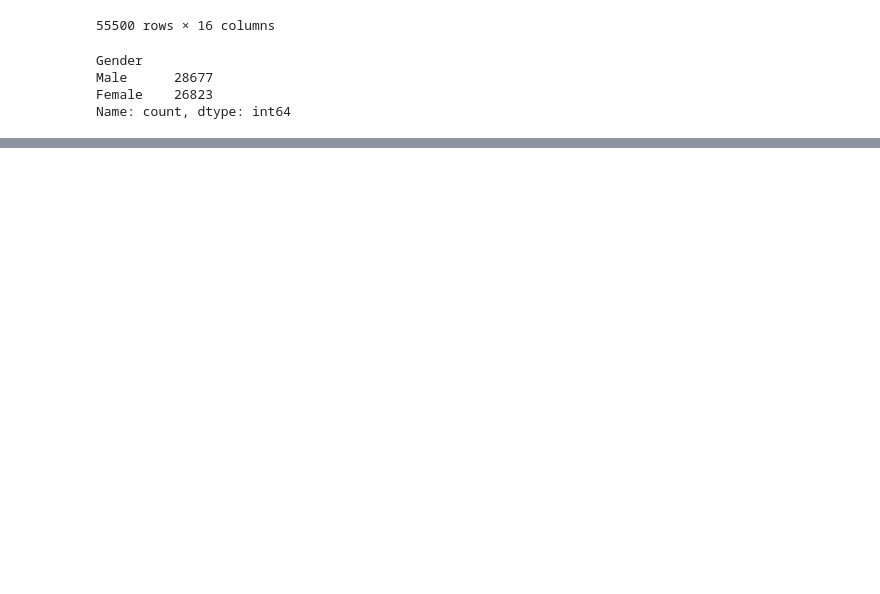
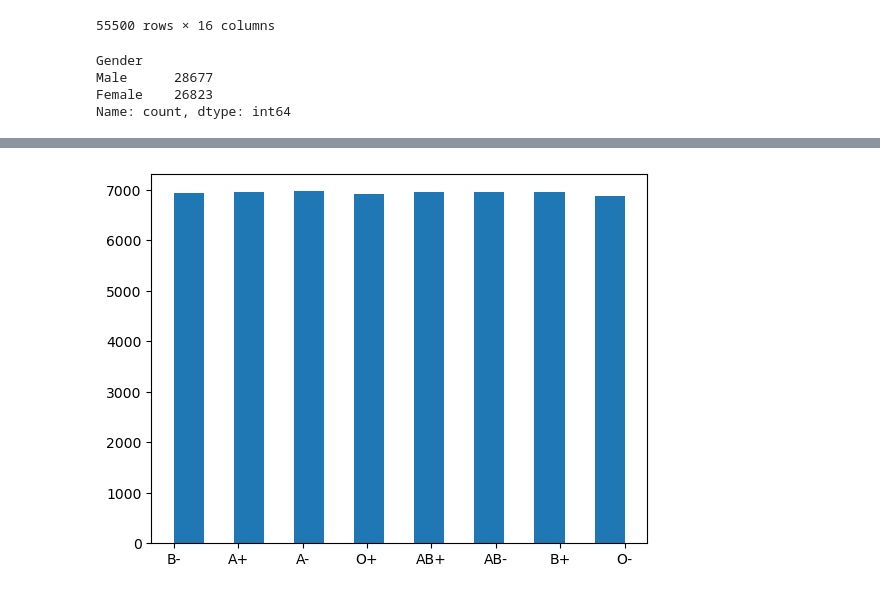
Before and after one commit to KorbovskiyOleg/DataScience, a Jupyter notebook: DataScince/homework_3/homework_3.ipynb, the cells around one changed output, grey strips where cells are left out. Cells and saved outputs as stored; diff of their text form; code cells hidden in the pictures; blank space fills up the shorter version.

```diff
--- a/DataScince/homework_3/homework_3.ipynb
+++ b/DataScince/homework_3/homework_3.ipynb
@@ -232,0 +248,5 @@ Name: count, dtype: int64
+# %%
+bt_hist = plt.hist(df['Blood Type'], bins=15)
+plt.show()
+# %% [output]
+[figure, added]
```
Also changed, not shown: parts of 9 cells of this notebook.
